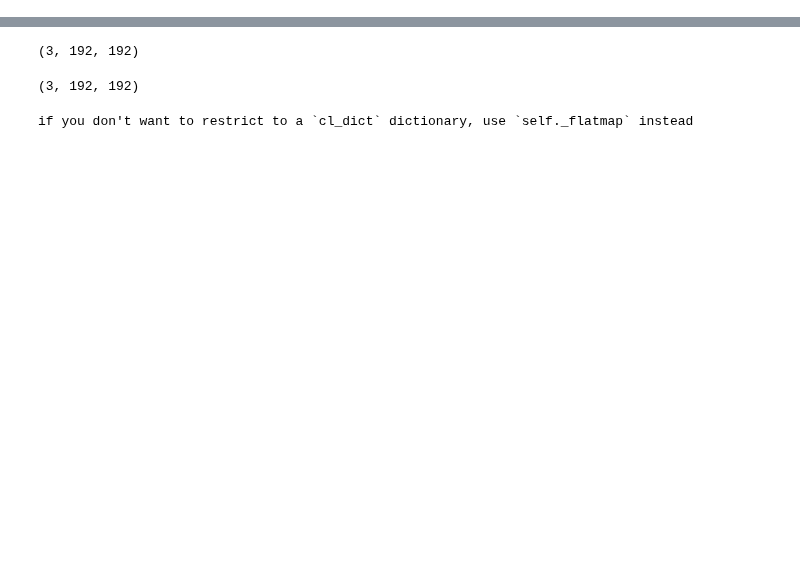
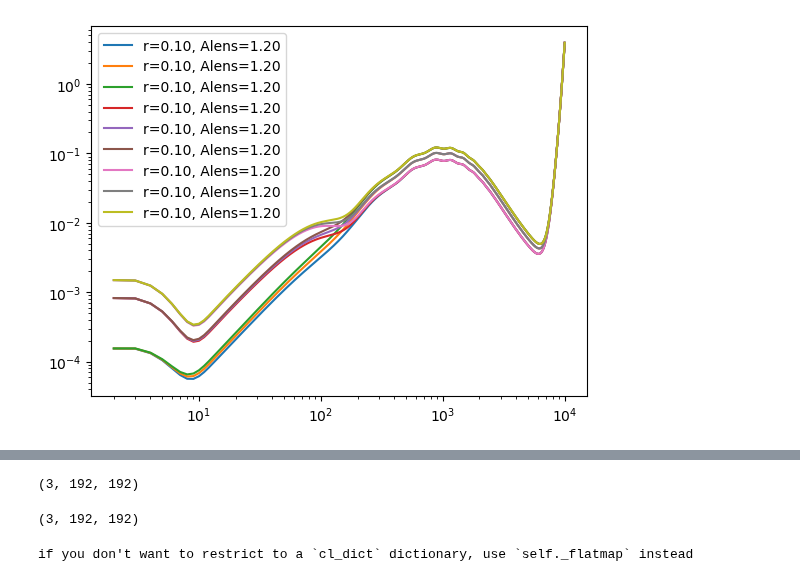
Before and after one commit to deepskies/DeepCMBsim, a Jupyter notebook: notebooks/simcmb_example.ipynb, the cells around one changed output, grey strips where cells are left out. Drawn from its saved outputs; the diff is of its cells as text; code cells hidden in the pictures; blank space fills up the shorter version.

```diff
--- a/notebooks/simcmb_example.ipynb
+++ b/notebooks/simcmb_example.ipynb
@@ -22,16 +9,0 @@ from 16:23:15.435639 P to 16:23:16.787396 P or 1.351757 seconds total
-# %%
-for r in PM0.runids:
-    d, p = PM0.results[r], PM0.result_parameters[r]
-    try:
-        label_r = p['FORCAMB']['InitPower']['r']
-    except KeyError:
-        label_r = Yd0._all_params_dict['BASECAMBPARAMS']['InitPower']['r']
-    try:
-        label_A = p['FORCAMB']['Alens']
-    except KeyError:
-        label_A = Yd0._all_params_dict['BASECAMBPARAMS']['Alens']
-    plt.plot(d['l'][2:], d['clBB'][2:],
-             label=f"r={label_r:.2f}, Alens={label_A:.2f}")
-plt.loglog()
-plt.legend()
-plt.show()
@@ -41,0 +33,2 @@ PM0.savecls(savedir="/Users/sammcd/simcmb/simcmb/outfiles/", permission='w')
+# %%
+Yo0.update_val('InitPower.r', 0.04)
@@ -41,0 +112,18 @@ PM0.savecls(savedir="/Users/sammcd/simcmb/simcmb/outfiles/", permission='w')
+# %%
+for r in PM0.runids:
+    d, p = PM0.results[r], PM0.result_parameters[r]
+    try:
+        label_r = p['FORCAMB']['InitPower']['r']
+    except KeyError:
+        label_r = Yo0._all_params_dict['BASECAMBPARAMS']['InitPower']['r']
+    try:
+        label_A = p['FORCAMB']['Alens']
+    except KeyError:
+        label_A = Yo0._all_params_dict['BASECAMBPARAMS']['Alens']
+    plt.plot(d['l'][2:], d['clBB'][2:],
+             label=f"r={label_r:.2f}, Alens={label_A:.2f}")
+plt.loglog()
+plt.legend()
+plt.show()
+# %% [output]
+[figure, added]
```
Also changed, not shown: parts of 27 cells of this notebook, 5 other files.
